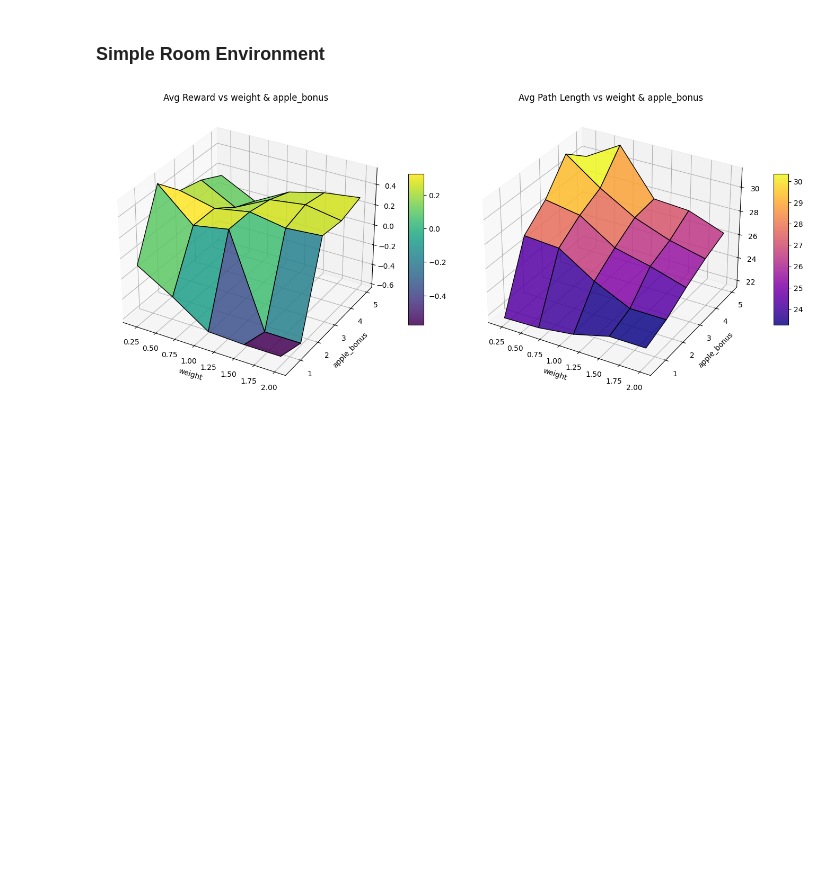
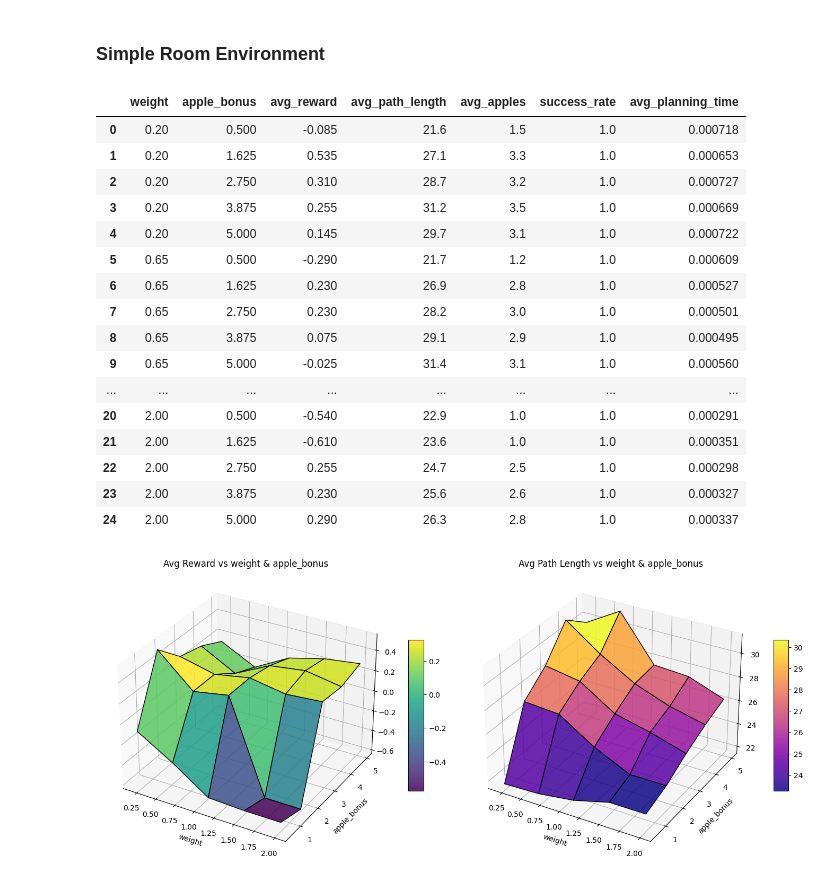
Before and after one commit to Alexthw46/AIF, a Jupyter notebook: Benchmark_Offline.ipynb, the cells around one changed output. Cells and saved outputs as stored; diff of their text form; code cells hidden in the pictures; blank space fills up the shorter version.

Commit message:
generated lava and simple maze gifs, added missing result table Benchmark_Offline.ipynb
Signed-off-by: Alexthw <77152778+Alexthw46@users.noreply.github.com>

```diff
--- a/Benchmark_Offline.ipynb
+++ b/Benchmark_Offline.ipynb
@@ -122,11 +122,30 @@ a_star_apple_df = benchmark_simulation(lava_env_generator, a_star_apple, seeds,
 # %%
 a_star_apple_avg_df = a_star_apple_df.groupby(['weight', 'apple_bonus']).agg(
     avg_reward=('reward', 'mean'),
     avg_path_length=('path_length', 'mean'),
     avg_apples=('apples_eaten', 'mean'),
     success_rate=('success', 'mean'),
     avg_planning_time=('planning_time', 'mean')
 ).reset_index()
+a_star_apple_avg_df
+# %% [output]
+|  | weight | apple_bonus | avg_reward | avg_path_length | avg_apples | success_rate | avg_planning_time |
+| 0 | 0.20 | 0.500 | -0.085 | 21.6 | 1.5 | 1.0 | 0.000718 |
+| 1 | 0.20 | 1.625 | 0.535 | 27.1 | 3.3 | 1.0 | 0.000653 |
+| 2 | 0.20 | 2.750 | 0.310 | 28.7 | 3.2 | 1.0 | 0.000727 |
+| 3 | 0.20 | 3.875 | 0.255 | 31.2 | 3.5 | 1.0 | 0.000669 |
+| 4 | 0.20 | 5.000 | 0.145 | 29.7 | 3.1 | 1.0 | 0.000722 |
+| 5 | 0.65 | 0.500 | -0.290 | 21.7 | 1.2 | 1.0 | 0.000609 |
+| 6 | 0.65 | 1.625 | 0.230 | 26.9 | 2.8 | 1.0 | 0.000527 |
+| 7 | 0.65 | 2.750 | 0.230 | 28.2 | 3.0 | 1.0 | 0.000501 |
+| 8 | 0.65 | 3.875 | 0.075 | 29.1 | 2.9 | 1.0 | 0.000495 |
+| 9 | 0.65 | 5.000 | -0.025 | 31.4 | 3.1 | 1.0 | 0.000560 |
+| ... | ... | ... | ... | ... | ... | ... | ... |
+| 20 | 2.00 | 0.500 | -0.540 | 22.9 | 1.0 | 1.0 | 0.000291 |
+| 21 | 2.00 | 1.625 | -0.610 | 23.6 | 1.0 | 1.0 | 0.000351 |
+| 22 | 2.00 | 2.750 | 0.255 | 24.7 | 2.5 | 1.0 | 0.000298 |
+| 23 | 2.00 | 3.875 | 0.230 | 25.6 | 2.6 | 1.0 | 0.000327 |
+| 24 | 2.00 | 5.000 | 0.290 | 26.3 | 2.8 | 1.0 | 0.000337 |
 # %%
 plot_3d_surfaces(agg_df=a_star_apple_avg_df,
                  x_col='weight',
```
Also changed, not shown: parts of 3 cells of this notebook, 12 other files.
